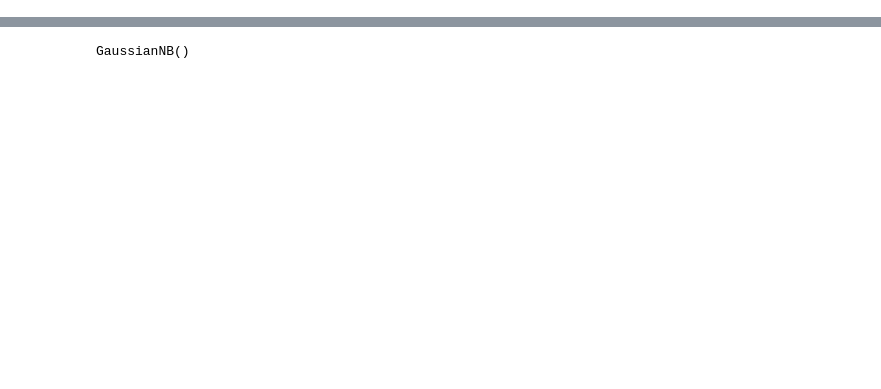
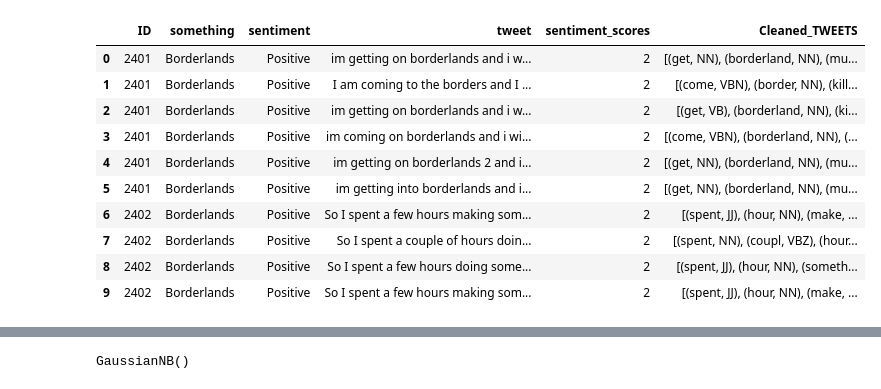
Before and after one commit to porallapradhyumna/Sentiment_Analysis-using-Naive-Bayes-with-separate-training-data, a Jupyter notebook: MODEL_NavieBayes_Sklearn.ipynb, the cells around one changed output, grey strips where cells are left out. Saved outputs shown, nothing was run; the diff lists cells and outputs as text; code cells hidden in the pictures; blank space fills up the shorter version.

```diff
--- a/MODEL_NavieBayes_Sklearn.ipynb
+++ b/MODEL_NavieBayes_Sklearn.ipynb
@@ -73,0 +73,33 @@ for i in range(0,len(data_set_train)):
+# %%
+# Importing the libraries
+import re
+import nltk
+from nltk.tokenize import word_tokenize
+from nltk.tag import pos_tag
+from nltk.corpus import stopwords
+from nltk.corpus import wordnet
+from nltk.stem import PorterStemmer
+from nltk.stem import WordNetLemmatizer
+
+#downloading nltk pre-sets
+nltk.download('punkt')
+nltk.download('stopwords')
+nltk.download('averaged_perceptron_tagger')
+nltk.download('wordnet')
+nltk.download('omw-1.4')
+ps = PorterStemmer()
+
+def clean(text):
+    tweet = re.sub('http[s]?://(?:[a-zA-Z]|[0-9]|[$-_@.&+#]|[!*\(\),]|'\
+                       '(?:%[0-9a-fA-F][0-9a-fA-F]))+','', text)
+    tweet = re.sub("(@[A-Za-z0-9_]+)","", text)
+    text = re.sub('[^A-Za-z]+', ' ', text)
+    text = word_tokenize(text)
+    all_stopwords = stopwords.words('english')
+    all_stopwords.remove('not')
+    text = [ps.stem(word) for word in text if not word in set(all_stopwords) and len(word)>3]
+    text = pos_tag(text)
+    #text = [wordnet_lemmatizer.lemmatize(word,pos_dict.get(tag[0])) for word,tag in text ]
+    return text
+
+data_set_train['Cleaned_TWEETS'] = data_set_train['tweet'].apply(clean)
@@ -73,0 +124,14 @@ for i in range(0,len(data_set_train)):
+# %%
+data_set_train.head(10)
+# %% [output]
+|  | ID | something | sentiment | tweet | sentiment_scores | Cleaned_TWEETS |
+| 0 | 2401 | Borderlands | Positive | im getting on borderlands and i w... | 2 | [(get, NN), (borderland, NN), (mu... |
+| 1 | 2401 | Borderlands | Positive | I am coming to the borders and I ... | 2 | [(come, VBN), (border, NN), (kill... |
+| 2 | 2401 | Borderlands | Positive | im getting on borderlands and i w... | 2 | [(get, VB), (borderland, NN), (ki... |
+| 3 | 2401 | Borderlands | Positive | im coming on borderlands and i wi... | 2 | [(come, VBN), (borderland, NN), (... |
+| 4 | 2401 | Borderlands | Positive | im getting on borderlands 2 and i... | 2 | [(get, NN), (borderland, NN), (mu... |
+| 5 | 2401 | Borderlands | Positive | im getting into borderlands and i... | 2 | [(get, NN), (borderland, NN), (mu... |
+| 6 | 2402 | Borderlands | Positive | So I spent a few hours making som... | 2 | [(spent, JJ), (hour, NN), (make, ... |
+| 7 | 2402 | Borderlands | Positive | So I spent a couple of hours doin... | 2 | [(spent, NN), (coupl, VBZ), (hour... |
+| 8 | 2402 | Borderlands | Positive | So I spent a few hours doing some... | 2 | [(spent, JJ), (hour, NN), (someth... |
+| 9 | 2402 | Borderlands | Positive | So I spent a few hours making som... | 2 | [(spent, JJ), (hour, NN), (make, ... |
```
Also changed, not shown: parts of 37 cells of this notebook.
